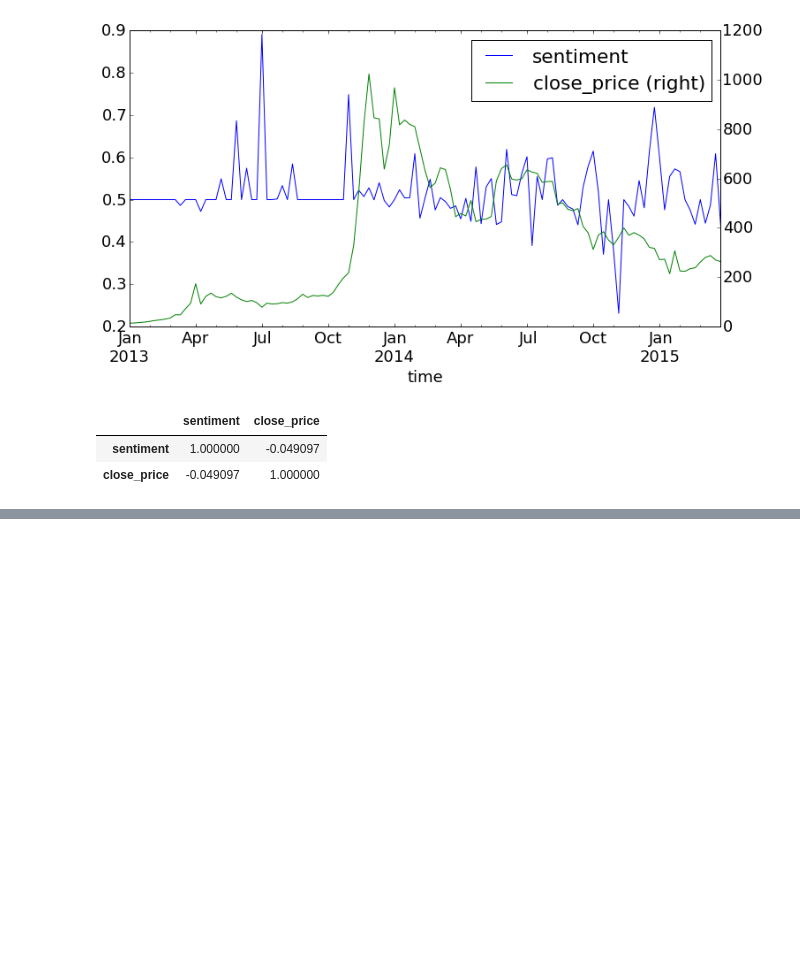
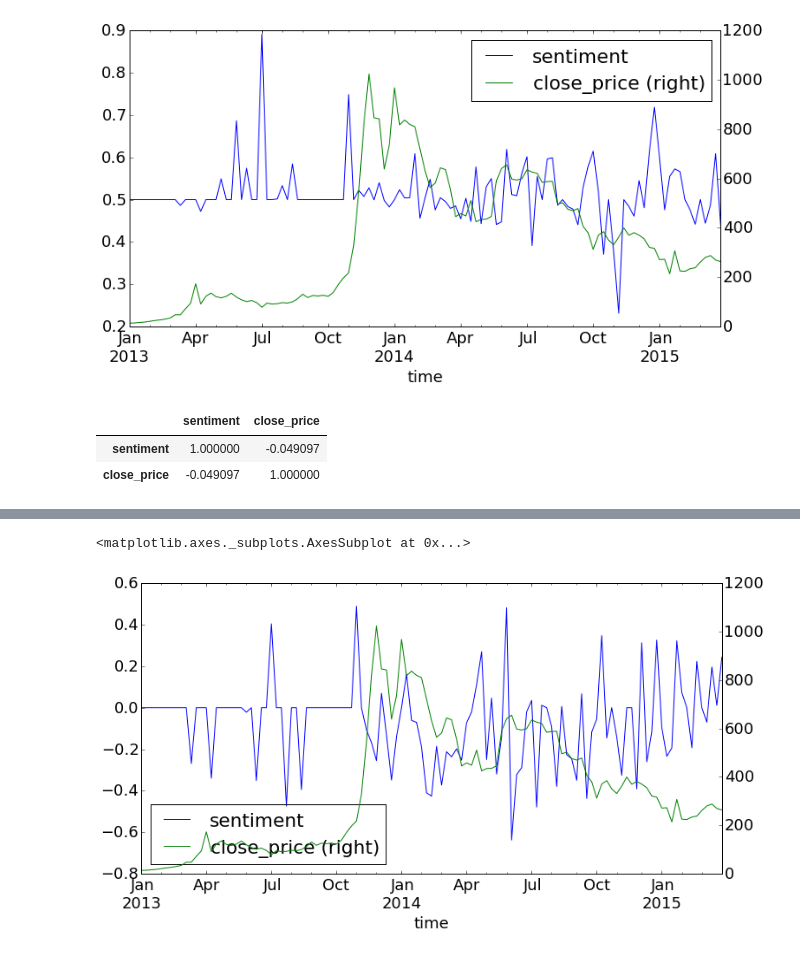
Before and after one commit to yyl/btc-price-analysis, a Jupyter notebook: notes/news_prediction.ipynb, the cells around one changed output, grey strips where cells are left out. Cells and saved outputs as stored; diff of their text form; code cells hidden in the pictures; blank space fills up the shorter version.

```diff
--- a/notes/news_prediction.ipynb
+++ b/notes/news_prediction.ipynb
@@ -89,0 +153,4 @@ trend_bpi.corr()
+# %%
+alchemy_bpi = pd.merge(weekly_alchemy, bpi, how='right', left_index=True, right_index=True)
+alchemy_bpi.columns = ['sentiment', 'close_price']
+alchemy_bpi.head()
@@ -89,0 +165,5 @@ trend_bpi.corr()
+# %%
+alchemy_bpi.plot(secondary_y='close_price')
+# %% [output]
+<matplotlib.axes._subplots.AxesSubplot at 0x...>
+[figure, added]
```
Also changed, not shown: parts of 32 cells of this notebook, 4 other files.
